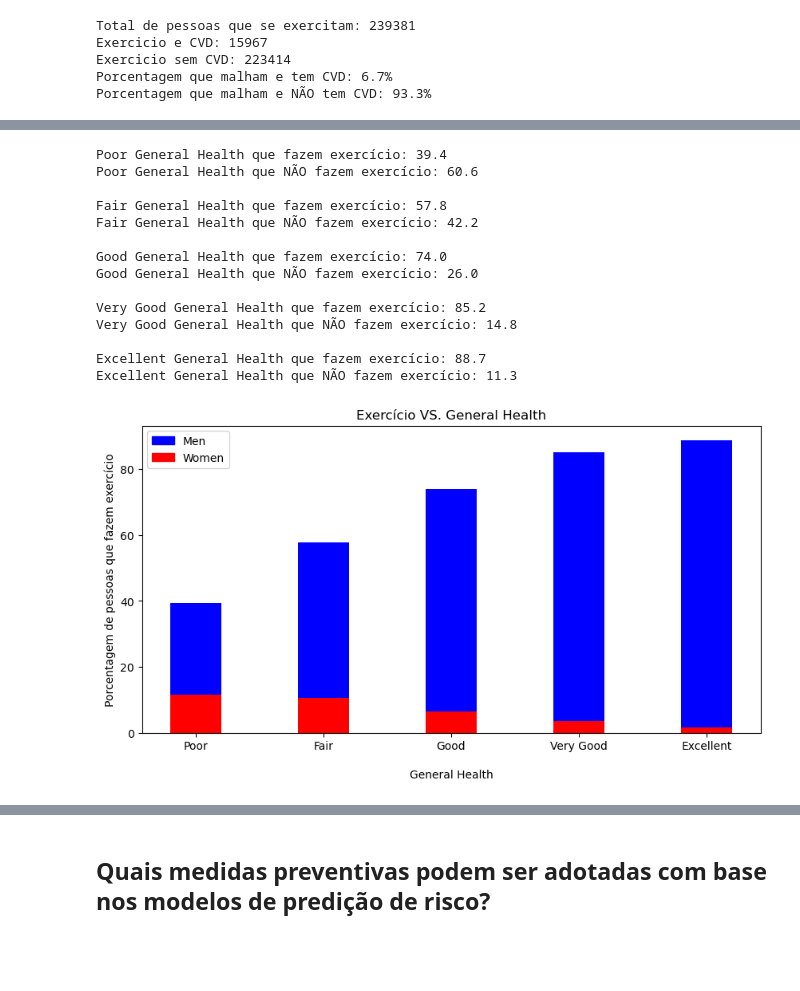
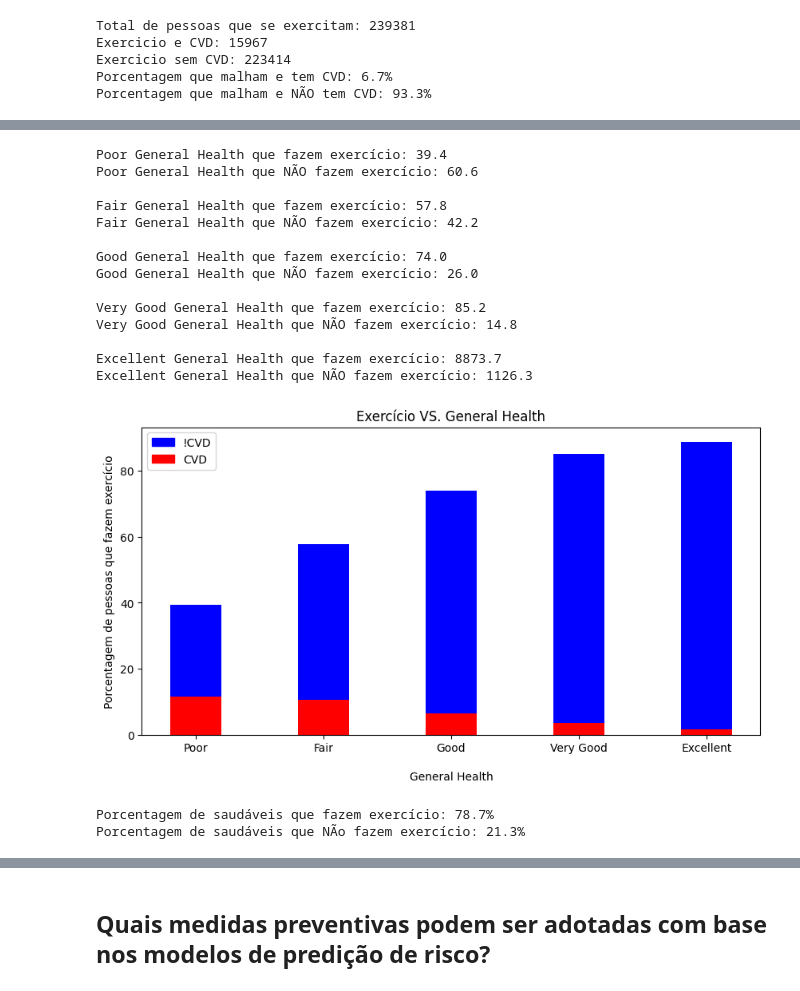
Before and after one commit to PDTCCLF/INF1032, a Jupyter notebook: INF1032_G1.ipynb, the cells around one changed output, grey strips where cells are left out. Drawn from its saved outputs; the diff is of its cells as text; code cells hidden in the pictures; blank space fills up the shorter version.

```diff
--- a/INF1032_G1.ipynb
+++ b/INF1032_G1.ipynb
@@ -17,6 +17,6 @@ for dirname, _, filenames in os.walk(drive_path):
     for filename in filenames:
         print(os.path.join(dirname, filename))
 
-df=pd.read_csv(drive_path + '/CVD_cleaned.csv')
+df=pd.read_csv('/CVD_cleaned.csv')
 df.head()
 # %% [output]
@@ -183,49 +192,49 @@ GHexcellent = len(df.query('General_Health == "Excellent"'))
 poorE = len(df.query('General_Health == "Poor" and Exercise == "Yes"'))
 poorNE = len(df.query('General_Health == "Poor" and Exercise == "No"'))
 
-ppoorE = poorE / GHpoor
-ppoorNE = poorNE / GHpoor
+ppoorE = poorE / GHpoor * 100
+ppoorNE = poorNE / GHpoor * 100
 
-print(f'Poor General Health que fazem exercício: {ppoorE*100 :.1f}')
-print(f'Poor General Health que NÃO fazem exercício: {ppoorNE*100 :.1f}\n')
+print(f'Poor General Health que fazem exercício: {ppoorE :.1f}')
+print(f'Poor General Health que NÃO fazem exercício: {ppoorNE:.1f}\n')
 
 #Estatística de exercícios General_Health == "Fair"
 
 fairE = len(df.query('General_Health == "Fair" and Exercise == "Yes"'))
 fairNE = len(df.query('General_Health == "Fair" and Exercise == "No"'))
 
-pfairE = fairE / GHfair
-pfairNE = fairNE / GHfair
+pfairE = fairE / GHfair * 100
+pfairNE = fairNE / GHfair * 100
 
-print(f'Fair General Health que fazem exercício: {pfairE*100 :.1f}')
-print(f'Fair General Health que NÃO fazem exercício: {pfairNE*100 :.1f}\n')
+print(f'Fair General Health que fazem exercício: {pfairE :.1f}')
+print(f'Fair General Health que NÃO fazem exercício: {pfairNE :.1f}\n')
 
 #Estatística de exercícios General_Health == "Good"
 goodE = len(df.query('General_Health == "Good" and Exercise == "Yes"'))
 goodNE = len(df.query('General_Health == "Good" and Exercise == "No"'))
 
-pgoodE = goodE / GHgood
-pgoodNE = goodNE / GHgood
+pgoodE = goodE / GHgood * 100
+pgoodNE = goodNE / GHgood * 100
 
-print(f'Good General Health que fazem exercício: {pgoodE*100 :.1f}')
-print(f'Good General Health que NÃO fazem exercício: {pgoodNE*100 :.1f}\n')
+print(f'Good General Health que fazem exercício: {pgoodE :.1f}')
+print(f'Good General Health que NÃO fazem exercício: {pgoodNE :.1f}\n')
 
 #Estatística de exercícios General_Health == "Very Good"
 verygoodE = len(df.query('General_Health == "Very Good" and Exercise == "Yes"'))
 verygoodNE = len(df.query('General_Health == "Very Good" and Exercise == "No"'))
 
-pverygoodE = verygoodE / GHverygood
-pverygoodNE = verygoodNE / GHverygood
+pverygoodE = verygoodE / GHverygood * 100
+pverygoodNE = verygoodNE / GHverygood * 100
 
-print(f'Very Good General Health que fazem exercício: {pverygoodE*100 :.1f}')
-print(f'Very Good General Health que NÃO fazem exercício: {pverygoodNE*100 :.1f}\n')
+print(f'Very Good General Health que fazem exercício: {pverygoodE :.1f}')
+print(f'Very Good General Health que NÃO fazem exercício: {pverygoodNE :.1f}\n')
 
 #Estatística de exercícios General_Health == "Excellent"
 excellentE = len(df.query('General_Health == "Excellent" and Exercise == "Yes"'))
 excellentNE = len(df.query('General_Health == "Excellent" and Exercise == "No"'))
 
-pexcellentE = excellentE / GHexcellent
-pexcellentNE = excellentNE / GHexcellent
+pexcellentE = excellentE / GHexcellent * 100
+pexcellentNE = excellentNE / GHexcellent * 100
 
 print(f'Excellent General Health que fazem exercício: {pexcellentE*100 :.1f}')
 print(f'Excellent General Health que NÃO fazem exercício: {pexcellentNE*100 :.1f}\n')
@@ -242,54 +251,69 @@ Good General Health que NÃO fazem exercício: 26.0
 Very Good General Health que fazem exercício: 85.2
 Very Good General Health que NÃO fazem exercício: 14.8
 
-Excellent General Health que fazem exercício: 88.7
-Excellent General Health que NÃO fazem exercício: 11.3
+Excellent General Health que fazem exercício: 8873.7
+Excellent General Health que NÃO fazem exercício: 1126.3
 # %%
 #Análise General Health VS. CVD
 #Estatística de exercícios General_Health == "Poor"
 poorCVDE = len(df.query('General_Health == "Poor" and Exercise == "Yes" and Heart_Disease == "Yes"'))
-ppoorCVDE = poorCVDE/GHpoor
+ppoorCVDE = poorCVDE/GHpoor*100
 
 #Estatística de exercícios General_Health == "Fair"
 
 fairCVDE = len(df.query('General_Health == "Fair" and Exercise == "Yes"and Heart_Disease == "Yes"'))
-pfairCVDE = fairCVDE/GHfair
+pfairCVDE = fairCVDE/GHfair*100
 
 #Estatística de exercícios General_Health == "Good"
 goodCVDE = len(df.query('General_Health == "Good" and Exercise == "Yes"and Heart_Disease == "Yes"'))
-pgoodCVDE = goodCVDE/GHgood
+pgoodCVDE = goodCVDE/GHgood*100
 
 
 #Estatística de exercícios General_Health == "Very Good"
 verygoodCVDE = len(df.query('General_Health == "Very Good" and Exercise == "Yes"and Heart_Disease == "Yes"'))
-pverygoodCVDE = verygoodCVDE/GHverygood
+pverygoodCVDE = verygoodCVDE/GHverygood*100
 
 
 #Estatística de exercícios General_Health == "Excellent"
 excellentCVDE = len(df.query('General_Health == "Excellent" and Exercise == "Yes"and Heart_Disease == "Yes"'))
-pexcellentCVDE = excellentCVDE/GHexcellent
+pexcellentCVDE = excellentCVDE/GHexcellent*100
 # %%
-dataGHE = {'Poor':ppoorE*100, 'Fair':pfairE*100, 'Good':pgoodE*100, 'Very Good':pverygoodE*100, 'Excellent':pexcellentE*100}
-dataGHECVD = {'Poor':ppoorCVDE*100, 'Fair':pfairCVDE*100, 'Good':pgoodCVDE*100, 'Very Good':pverygoodCVDE*100, 'Excellent':pexcellentCVDE*100}
+dataGHE = {'Poor':ppoorE, 'Fair':pfairE, 'Good':pgoodE, 'Very Good':pverygoodE, 'Excellent':pexcellentE}
+dataGHECVD = {'Poor':ppoorCVDE, 'Fair':pfairCVDE, 'Good':pgoodCVDE, 'Very Good':pverygoodCVDE, 'Excellent':pexcellentCVDE}
 
 GH = list(dataGHE.keys())
 valuesGH = list(dataGHE.values())
 
 GHCVD = list(dataGHECVD.keys())
 valuesGHCVD = list(dataGHECVD.values())
 
 fig = plt.figure(figsize = (10, 5))
 
 ## AJUSTAR AS LABELS!!
-bluepat = mpatches.Patch(color='blue',label= 'Men',alpha = 1)
-redpat = mpatches.Patch(color='red',label= 'Women',alpha = 1)
+bluepat = mpatches.Patch(color='blue',label= '!CVD',alpha = 1)
+redpat = mpatches.Patch(color='red',label= 'CVD',alpha = 1)
 plt.legend(handles=[bluepat,redpat],loc='upper left')
 
 plt.bar(GH, valuesGH, color ='blue', width = 0.4)
 plt.bar(GHCVD, valuesGHCVD, color ='red', width = 0.4)
 plt.xlabel("\nGeneral Health")
 plt.ylabel("Porcentagem de pessoas que fazem exercício")
 plt.title("Exercício VS. General Health")
 plt.show()
 # %% [output]
-[figure, old version]
+[figure, new version]
+# %%
+#Análise pessoas sem CVD
+
+NCVDtotal = len(df.query('Heart_Disease == "No"'))
+NCVDexercicioS = len(df.query('Heart_Disease == "No" and Exercise == "Yes"'))
+NCVDexercicioN = len(df.query('Heart_Disease == "No" and Exercise == "No"'))
+
+pNCVDexercicioS = NCVDexercicioS/NCVDtotal*100
+pNCVDexercicioN = NCVDexercicioN/NCVDtotal*100
+
+print(f'Porcentagem de saudáveis que fazem exercício: {pNCVDexercicioS:.1f}%')
+print(f'Porcentagem de saudáveis que NÃo fazem exercício: {pNCVDexercicioN:.1f}%')
+# %% [output]
+Porcentagem de saudáveis que fazem exercício: 78.7%
+Porcentagem de saudáveis que NÃo fazem exercício: 21.3%
```
Also changed, not shown: parts of 8 cells of this notebook.
